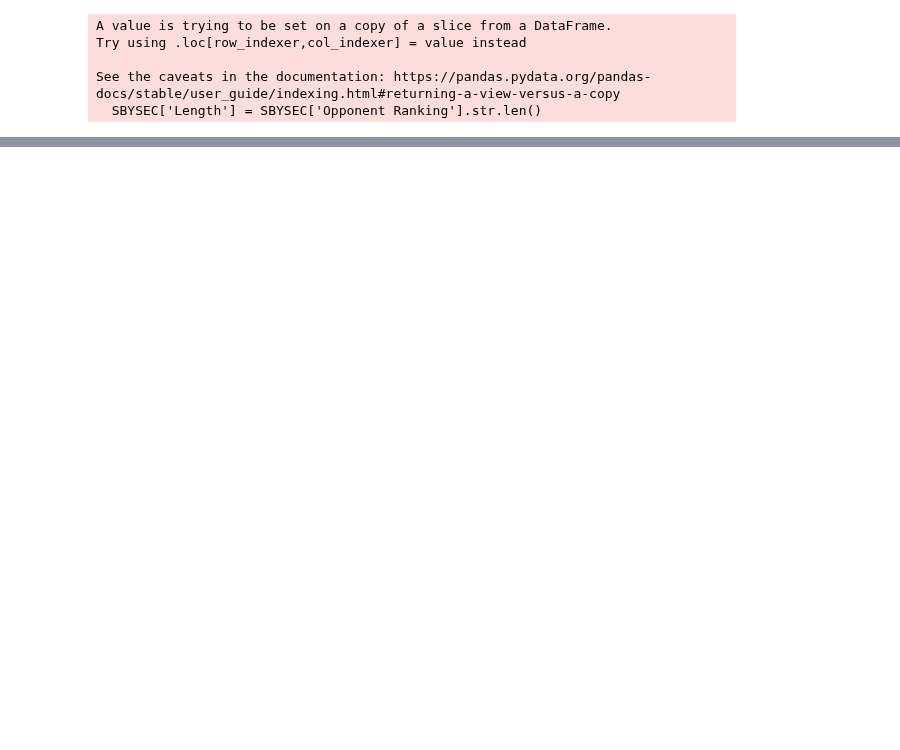
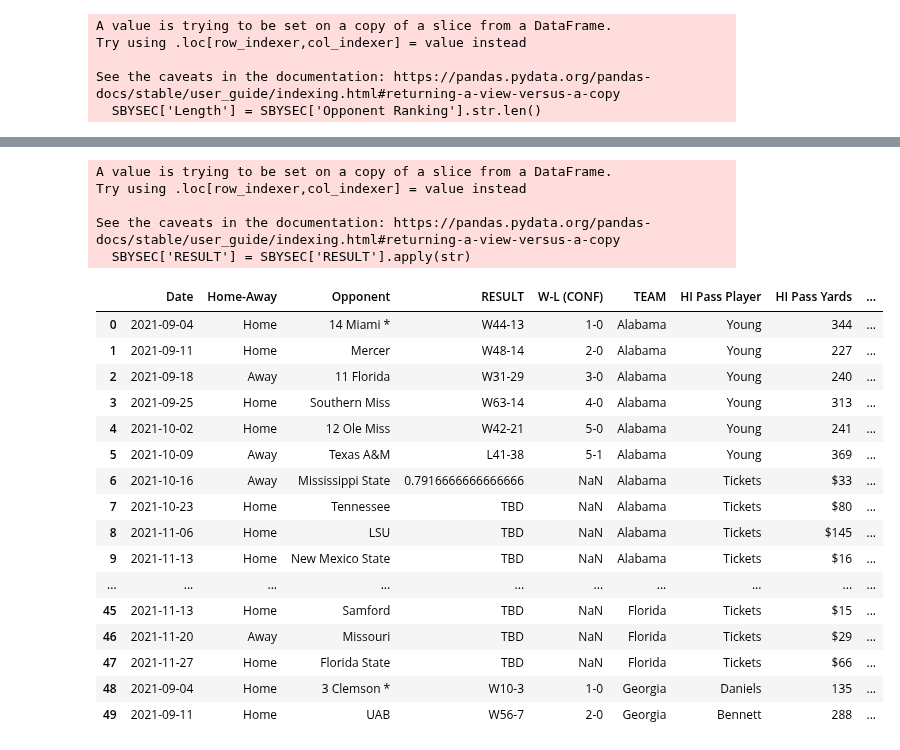
Before and after one commit to MarkClampitt/Springboard, a Jupyter notebook: Capstone2/DataWrangling.ipynb, the cells around one changed output, grey strips where cells are left out. Drawn from its saved outputs; the diff is of its cells as text; code cells hidden in the pictures; blank space fills up the shorter version.

```diff
--- a/Capstone2/DataWrangling.ipynb
+++ b/Capstone2/DataWrangling.ipynb
@@ -551,2 +476,0 @@ SBYSEC.head(100)
-# %%
-SBYSEC['W-L'] = SBYSEC.apply(lambda x: x['Result'][0:1] if x['Result'] == "W" else (x['Result'][0:1] if x['Result'][0:1] =="L" else ),axis=1 )
@@ -554,0 +557,31 @@ SyntaxError: invalid syntax (<ipython-input-58-66f4bc90fa80>, line 1)
+# %%
+SBYSEC['RESULT'] = SBYSEC['RESULT'].apply(str)
+# %% [output]
+A value is trying to be set on a copy of a slice from a DataFrame.
+Try using .loc[row_indexer,col_indexer] = value instead
+
+See the caveats in the documentation: https://pandas.pydata.org/pandas-docs/stable/user_guide/indexing.html#returning-a-view-versus-a-copy
+  SBYSEC['RESULT'] = SBYSEC['RESULT'].apply(str)
+# %%
+SBYSEC['W-L'] = SBYSEC.apply(lambda x: x['RESULT'][0:1] if x['RESULT'][0:1] == "W" else (x['RESULT'][0:1] if x['RESULT'][0:1] == 'L' else ""), axis=1)
+SBYSEC['Score'] = SBYSEC.apply(lambda x: x['RESULT'][1:6] if x['RESULT'][0:1] == "W" else (x['RESULT'][1:6] if x['RESULT'][0:1] == 'L' else ""), axis=1)
+# %%
+SBYSEC.head(50)
+# %% [output]
+|  | Date | Home-Away | Opponent | RESULT | W-L (CONF) | TEAM | HI Pass Player | HI Pass Yards | ... |
+| 0 | 2021-09-04 | Home | 14 Miami * | W44-13 | 1-0 | Alabama | Young | 344 | ... |
+| 1 | 2021-09-11 | Home | Mercer | W48-14 | 2-0 | Alabama | Young | 227 | ... |
+| 2 | 2021-09-18 | Away | 11 Florida | W31-29 | 3-0 | Alabama | Young | 240 | ... |
+| 3 | 2021-09-25 | Home | Southern Miss | W63-14 | 4-0 | Alabama | Young | 313 | ... |
+| 4 | 2021-10-02 | Home | 12 Ole Miss | W42-21 | 5-0 | Alabama | Young | 241 | ... |
+| 5 | 2021-10-09 | Away | Texas A&M | L41-38 | 5-1 | Alabama | Young | 369 | ... |
+| 6 | 2021-10-16 | Away | Mississippi State | 0.7916666666666666 | NaN | Alabama | Tickets | $33 | ... |
+| 7 | 2021-10-23 | Home | Tennessee | TBD | NaN | Alabama | Tickets | $80 | ... |
+| 8 | 2021-11-06 | Home | LSU | TBD | NaN | Alabama | Tickets | $145 | ... |
+| 9 | 2021-11-13 | Home | New Mexico State | TBD | NaN | Alabama | Tickets | $16 | ... |
+| ... | ... | ... | ... | ... | ... | ... | ... | ... | ... |
+| 45 | 2021-11-13 | Home | Samford | TBD | NaN | Florida | Tickets | $15 | ... |
+| 46 | 2021-11-20 | Away | Missouri | TBD | NaN | Florida | Tickets | $29 | ... |
+| 47 | 2021-11-27 | Home | Florida State | TBD | NaN | Florida | Tickets | $66 | ... |
+| 48 | 2021-09-04 | Home | 3 Clemson * | W10-3 | 1-0 | Georgia | Daniels | 135 | ... |
+| 49 | 2021-09-11 | Home | UAB | W56-7 | 2-0 | Georgia | Bennett | 288 | ... |
```
Also changed, not shown: parts of 19 cells of this notebook.
